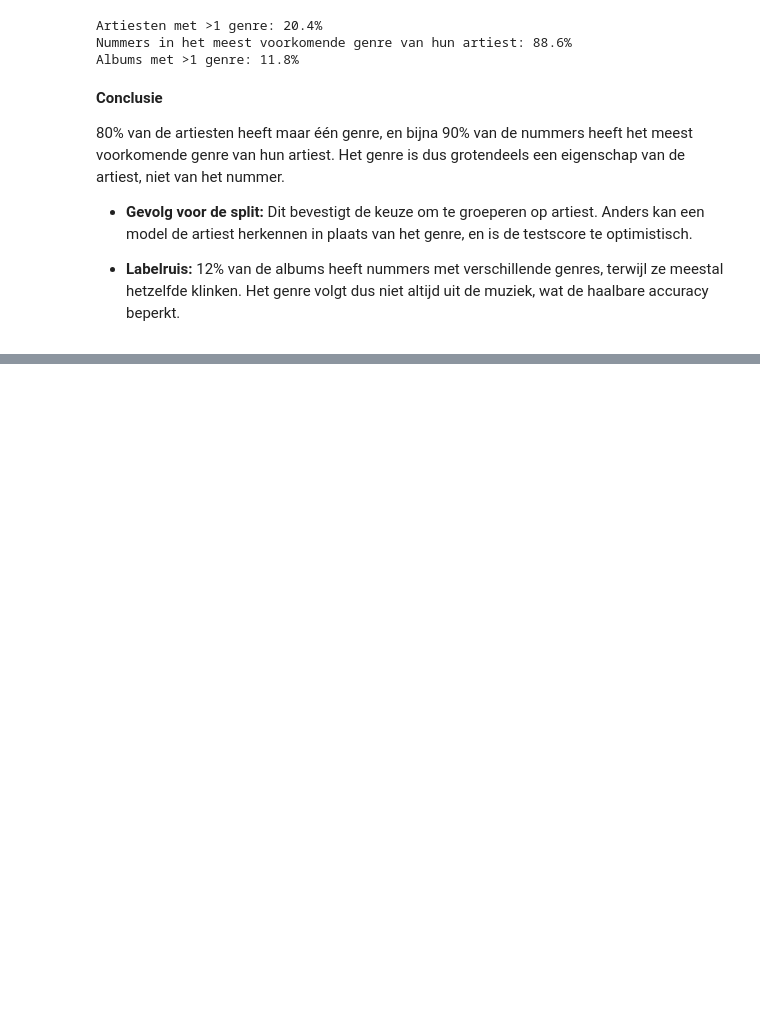
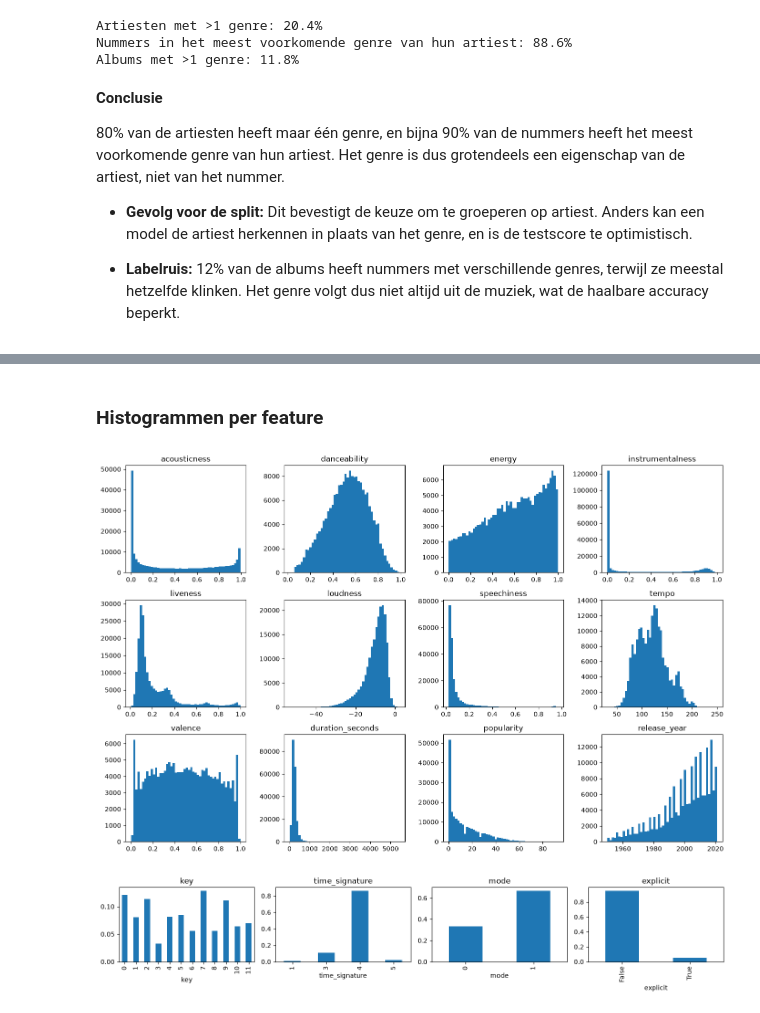
Before and after one commit to Lander123Lander/MachineLearning, a Jupyter notebook: Project.ipynb, the cells around one changed output, grey strips where cells are left out. Drawn from its saved outputs; the diff is of its cells as text; code cells hidden in the pictures; blank space fills up the shorter version.

```diff
--- a/Project.ipynb
+++ b/Project.ipynb
@@ -591,0 +600,11 @@ Albums met >1 genre: 11.8%
+# %%
+# Test = 20%
+sgkf = StratifiedGroupKFold(n_splits=5, shuffle=True, random_state=RANDOM_STATE)
+rest_idx, test_idx = next(sgkf.split(df, df["genre"], groups=df["artist_name"]))
+rest_df, test_df = df.iloc[rest_idx], df.iloc[test_idx]
+
+# Validatie = 20% (1/4e van rest), train = 60% (3/4e van rest)
+sgkf = StratifiedGroupKFold(n_splits=4, shuffle=True, random_state=RANDOM_STATE)
+train_idx, val_idx = next(sgkf.split(rest_df, rest_df["genre"], groups=rest_df["artist_name"]))
+train_df, val_df = rest_df.iloc[train_idx], rest_df.iloc[val_idx]
+del rest_df
@@ -591,0 +756,21 @@ Albums met >1 genre: 11.8%
+# %% [markdown]
+### Histogrammen per feature
+# %%
+NUM = ["acousticness", "danceability", "energy", "instrumentalness", "liveness", "loudness",
+       "speechiness", "tempo", "valence", "duration_seconds", "popularity", "release_year"]
+CAT = ["key", "time_signature"]
+BIN = ["mode", "explicit"]
+
+eda = train_df.sample(200000, random_state=RANDOM_STATE)
+axes = eda[NUM].hist(bins=50, figsize=(14, 9), layout=(3, 4))
+for ax in axes.flat:
+    ax.grid(False)
+plt.tight_layout(); plt.show()
+
+fig, axes = plt.subplots(1, 4, figsize=(14, 2.8))
+for ax, col in zip(axes, CAT + BIN):
+    eda[col].value_counts(normalize=True).sort_index().plot.bar(ax=ax, title=col)
+plt.tight_layout(); plt.show()
+# %% [output]
+[figure, added]
+[figure, added]
```
Also changed, not shown: parts of 22 cells of this notebook, 1 other file.
